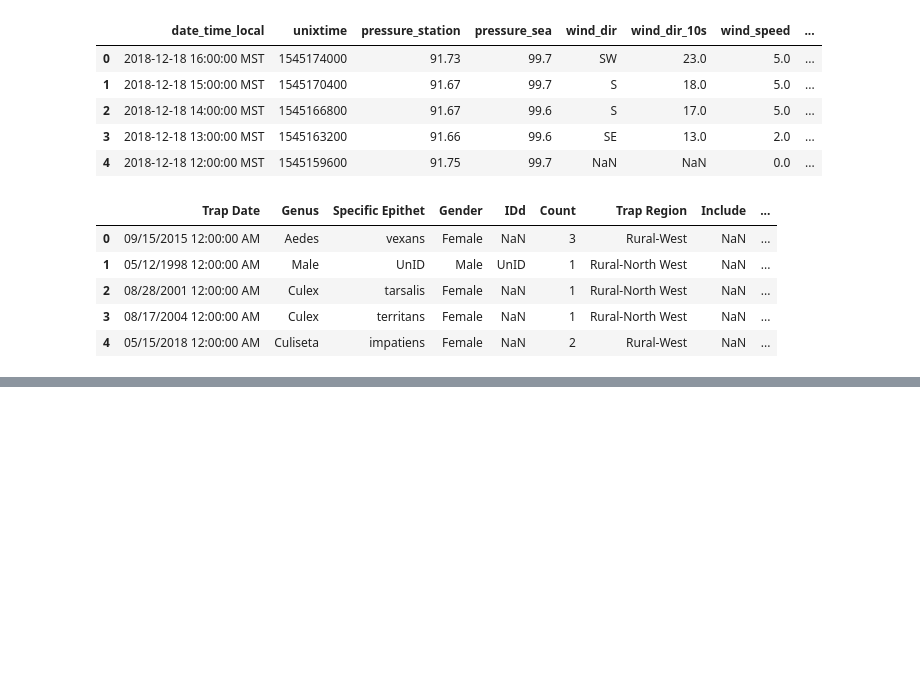
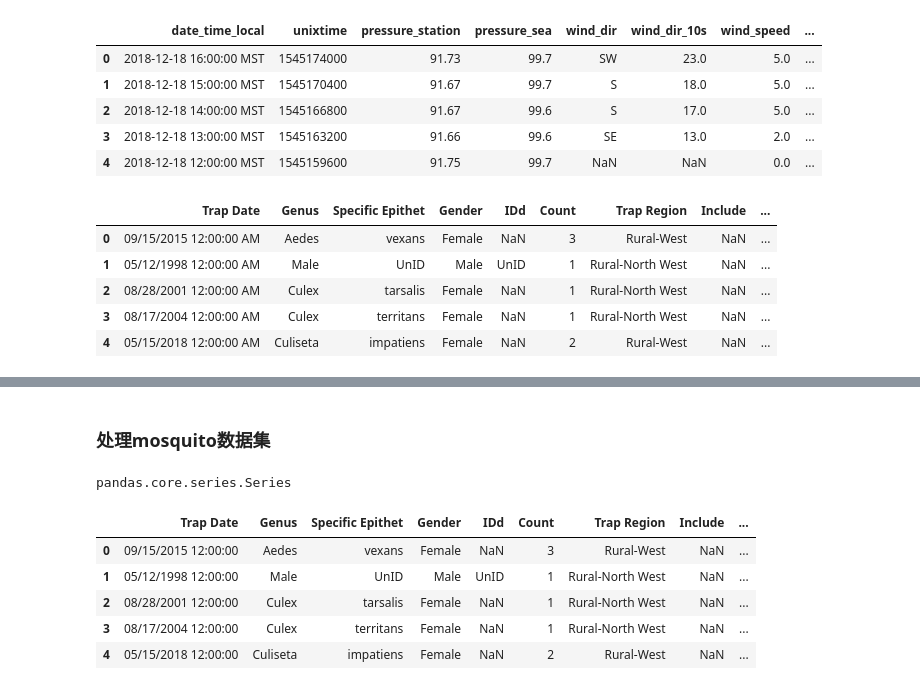
Before and after one commit to MikeWang0731/ECE720X50, a Jupyter notebook: Project/Mini-Project1.ipynb, the cells around one changed output, grey strips where cells are left out. Saved outputs shown, nothing was run; the diff lists cells and outputs as text; code cells hidden in the pictures; blank space fills up the shorter version.

```diff
--- a/Project/Mini-Project1.ipynb
+++ b/Project/Mini-Project1.ipynb
@@ -24,0 +34,11 @@ mosquito.head()
+# %%
+# 将日期中的 MST 删掉的方法
+def format_date(series, offsets):
+    date_formatted = []
+
+    for date in series:
+        date = date[0:-offsets]
+        date_formatted.append(date)
+
+    date_formatted = pd.Series(date_formatted)
+    return date_formatted
@@ -24,0 +101,19 @@ mosquito.head()
+# %% [markdown]
+### 处理mosquito数据集
+# %%
+date_formatted_1 = format_date(mosquito['Trap Date'], 2)
+# %%
+type(date_formatted_1)
+# %% [output]
+pandas.core.series.Series
+# %%
+mosquito['Trap Date'] = date_formatted_1
+# %%
+mosquito.head()
+# %% [output]
+|  | Trap Date | Genus | Specific Epithet | Gender | IDd | Count | Trap Region | Include | ... |
+| 0 | 09/15/2015 12:00:00 | Aedes | vexans | Female | NaN | 3 | Rural-West | NaN | ... |
+| 1 | 05/12/1998 12:00:00 | Male | UnID | Male | UnID | 1 | Rural-North West | NaN | ... |
+| 2 | 08/28/2001 12:00:00 | Culex | tarsalis | Female | NaN | 1 | Rural-North West | NaN | ... |
+| 3 | 08/17/2004 12:00:00 | Culex | territans | Female | NaN | 1 | Rural-North West | NaN | ... |
+| 4 | 05/15/2018 12:00:00 | Culiseta | impatiens | Female | NaN | 2 | Rural-West | NaN | ... |
```
Also changed, not shown: parts of 20 cells of this notebook.
